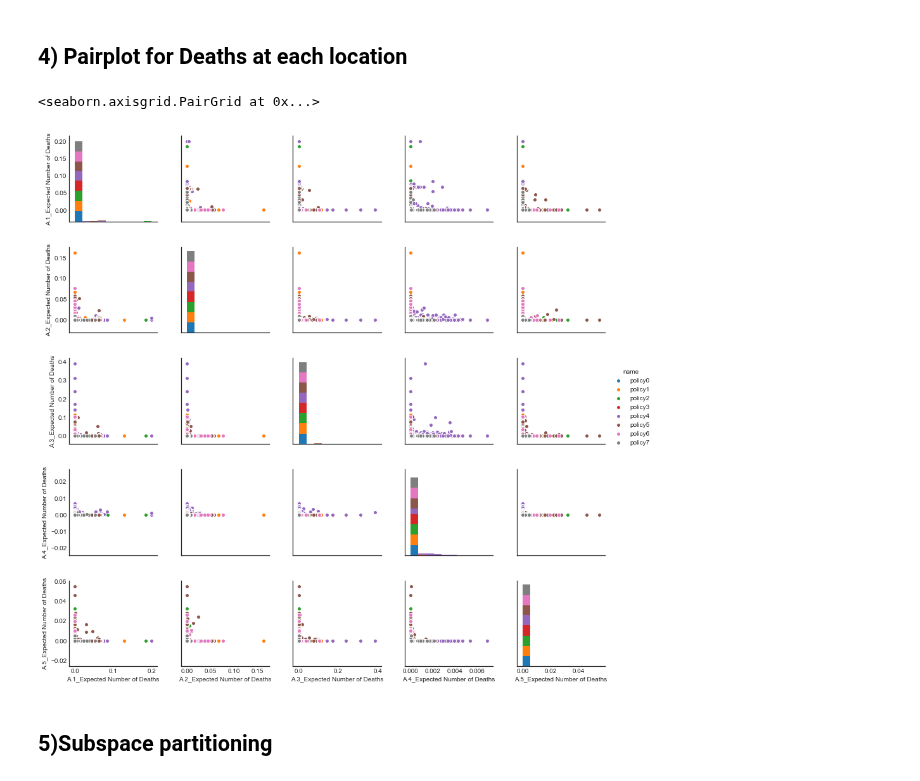
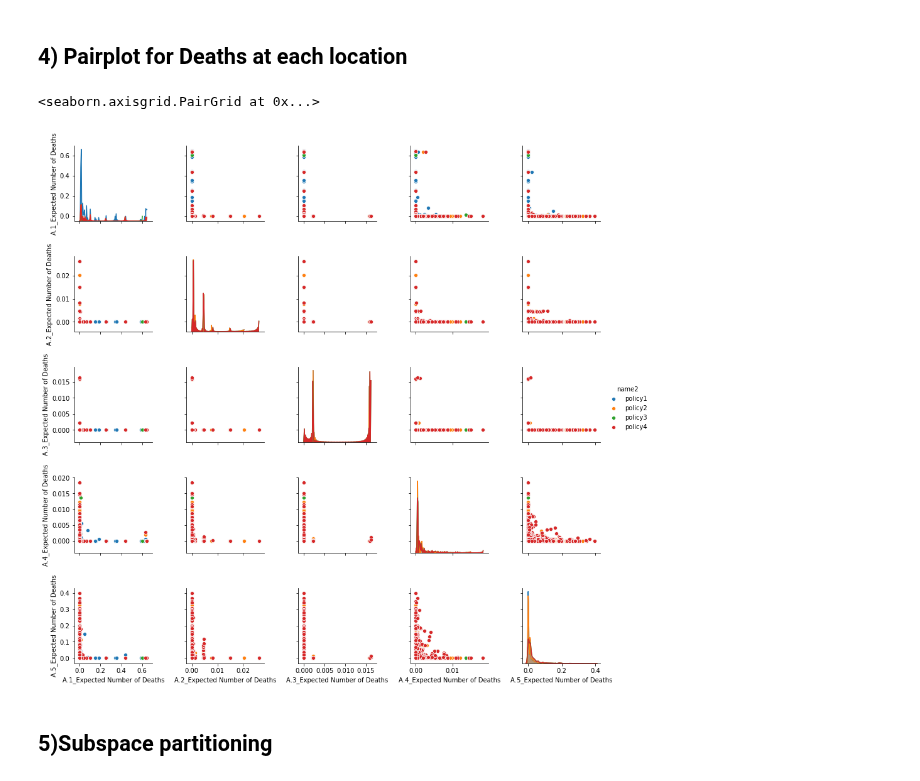
Before and after one commit to pdebiase/MBDM-group-11, a Jupyter notebook: final assignment/MORDM_weak/moro_4pol_dike_heightby5norfr_reverse.ipynb, the cells around one changed output. Saved outputs shown, nothing was run; the diff lists cells and outputs as text; code cells hidden in the pictures.

```diff
--- a/final assignment/MORDM_weak/moro_4pol_dike_heightby5norfr_reverse.ipynb
+++ b/final assignment/MORDM_weak/moro_4pol_dike_heightby5norfr_reverse.ipynb
@@ -220,11 +196,13 @@ sns.pairplot(costs,hue='name')
 # %% [markdown]
 ## 4) Pairplot for Deaths at each location
 # %%
-costs = results_df[['A.1_Expected Number of Deaths','A.2_Expected Number of Deaths','A.3_Expected Number of Deaths','A.4_Expected Number of Deaths','A.5_Expected Number of Deaths','name']]
-sns.pairplot(costs,hue='name')
+#Pairplot for death at each location
+deaths = results_df2[['A.1_Expected Number of Deaths','A.2_Expected Number of Deaths','A.3_Expected Number of Deaths',
+                      'A.4_Expected Number of Deaths','A.5_Expected Number of Deaths','name2']]
+sns.pairplot(deaths,hue='name2')
 # %% [output]
 <seaborn.axisgrid.PairGrid at 0x...>
-[figure, old version]
+[figure, new version]
 # %% [markdown]
 ## 5)Subspace partitioning
 # %%
```
Also changed, not shown: parts of 13 cells of this notebook, 5 other files.
